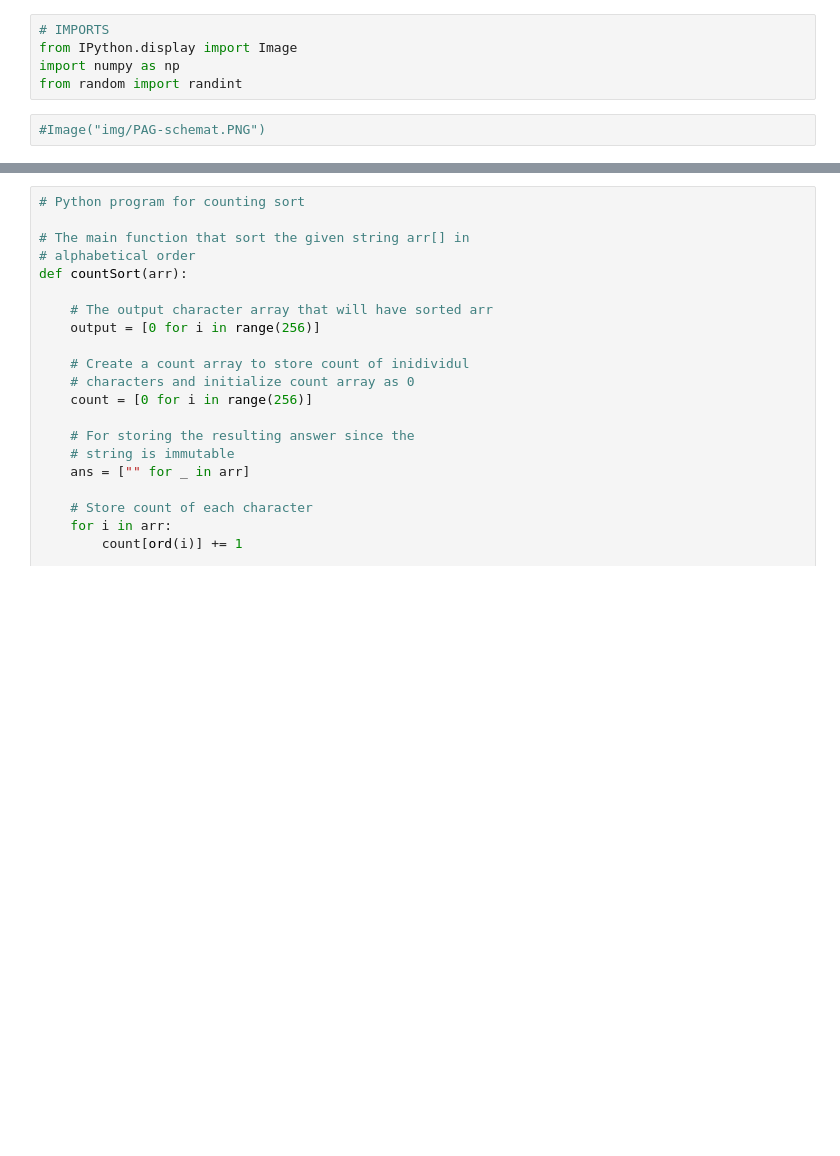
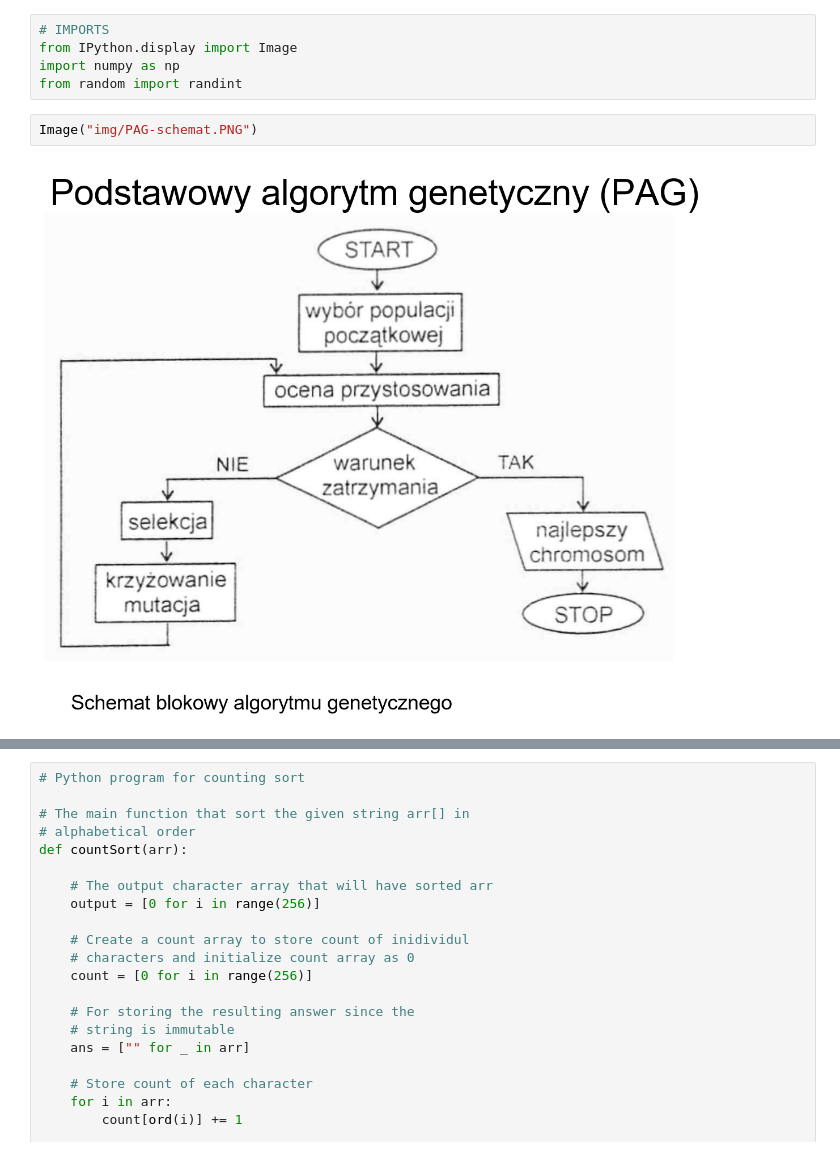
Before and after one commit to sosnus/psi-2019, a Jupyter notebook: alg-genetyczny.ipynb, the cells around one changed output, grey strips where cells are left out. Saved outputs shown, nothing was run; the diff lists cells and outputs as text; blank space fills up the shorter version.

```diff
--- a/alg-genetyczny.ipynb
+++ b/alg-genetyczny.ipynb
@@ -4,7 +4,9 @@ from IPython.display import Image
 import numpy as np
 from random import randint
 # %%
-#Image("img/PAG-schemat.PNG")
+Image("img/PAG-schemat.PNG")
+# %% [output]
+[figure, added]
 # %%
 print("1. WYBÓR POPULACJI POCZĄTKOWEJ")
 print("-Populacja składa się z n punktów przestrzeni poszukiwań X (funkcja rand) ")
```
Also changed, not shown: parts of 5 cells of this notebook.
